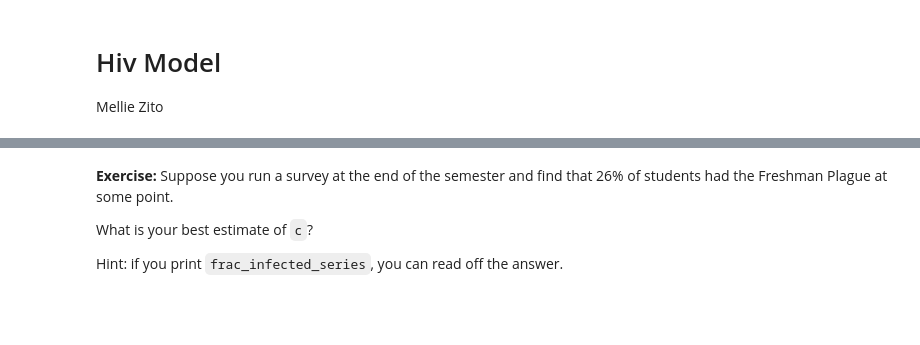
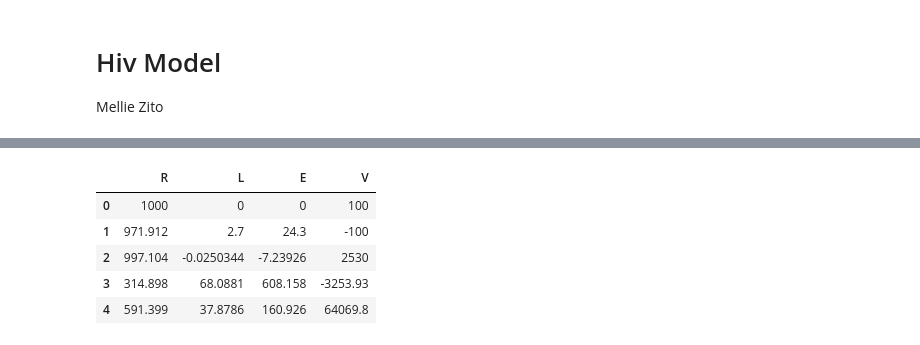
Before and after one commit to MellieZito/ModSimPy, a Jupyter notebook: code/hiv_model.ipynb, the cells around one changed output, grey strips where cells are left out. Drawn from its saved outputs; the diff is of its cells as text; code cells hidden in the pictures; blank space fills up the shorter version.

```diff
--- a/code/hiv_model.ipynb
+++ b/code/hiv_model.ipynb
@@ -274,6 +141,0 @@ What do the results look like, and what does that imply?
-# %% [markdown]
-**Exercise:** Suppose you run a survey at the end of the semester and find that 26% of students had the Freshman Plague at some point.
-
-What is your best estimate of `c`?
-
-Hint: if you print `frac_infected_series`, you can read off the answer.
@@ -292,0 +142,12 @@ np.interp(0.26, frac_infected_series, frac_infected_series.index)
+# %%
+system = make_system(1.36, 0.2, 0.00136, 0.00027, 0.1, 0.036, 0.33, 2, 100)
+#make_system(Γ, τ, μ, β, ρ, α, δ, σ, π)
+results = run_simulation(system, update_func)
+results.head()
+# %% [output]
+|  | R | L | E | V |
+| 0 | 1000 | 0 | 0 | 100 |
+| 1 | 971.912 | 2.7 | 24.3 | -100 |
+| 2 | 997.104 | -0.0250344 | -7.23926 | 2530 |
+| 3 | 314.898 | 68.0881 | 608.158 | -3253.93 |
+| 4 | 591.399 | 37.8786 | 160.926 | 64069.8 |
```
Also changed, not shown: parts of 46 cells of this notebook, 14 other files.
